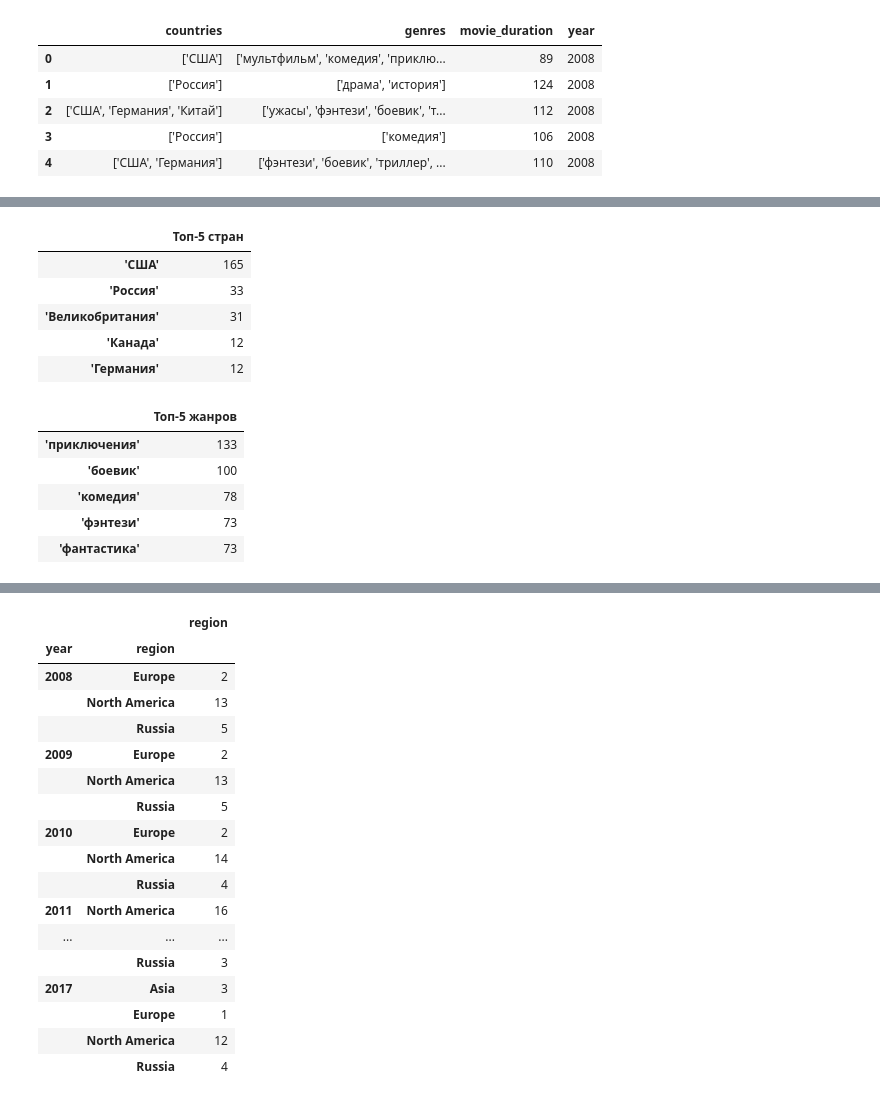
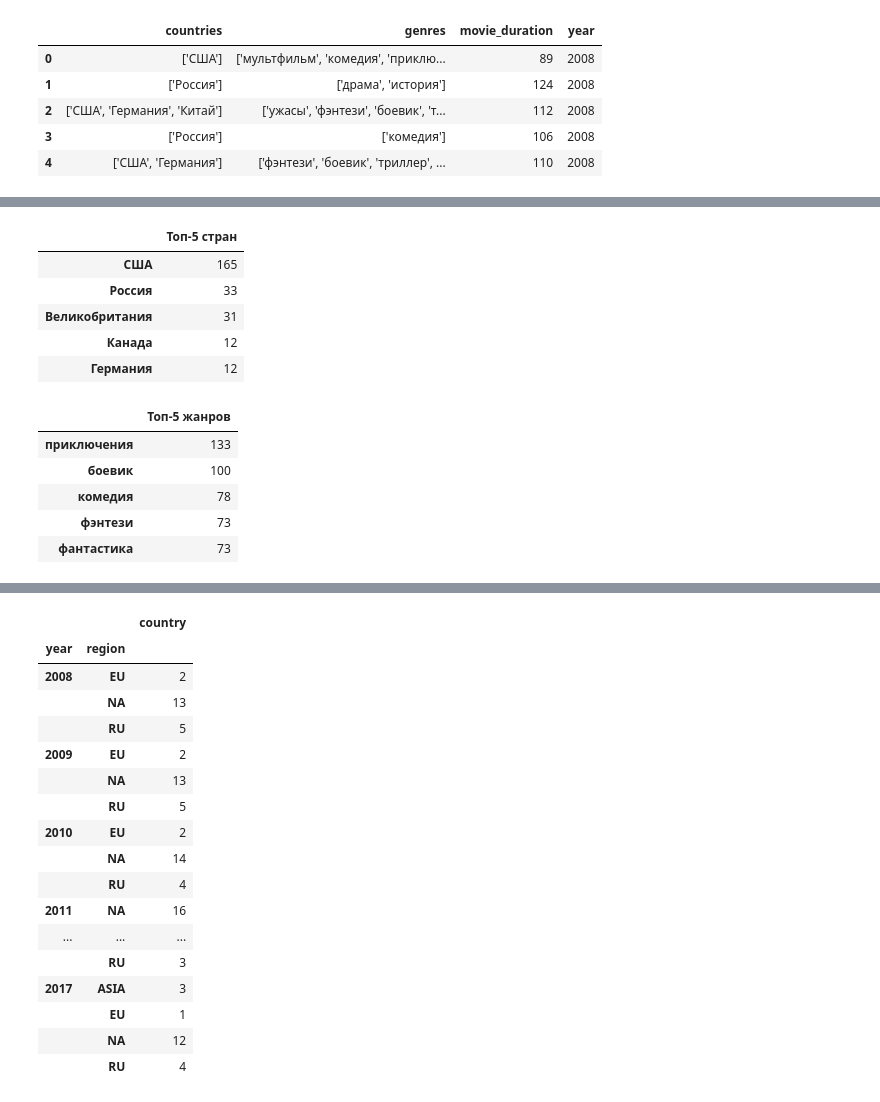
Before and after one commit to andrei-sanich/top20_analyse_Russia_box_office, a Jupyter notebook: top-20_analyse_Russia_box_office.ipynb, the cells around one changed output, grey strips where cells are left out. Cells and saved outputs as stored; diff of their text form; code cells hidden in the pictures.

```diff
--- a/top-20_analyse_Russia_box_office.ipynb
+++ b/top-20_analyse_Russia_box_office.ipynb
@@ -22,7 +22,7 @@ df.head()
 | 4 | ['США', 'Германия'] | ['фэнтези', 'боевик', 'триллер', ... | 110 | 2008 |
 # %%
 def parse_list(lst_str):
-    return list(map(lambda x: x.strip(), re.sub(r'[\[\]]', '', lst_str).split(',')))
+    return list(map(lambda x: x.strip(), re.sub(r'[\'\[\]]', '', lst_str).split(',')))
 # %%
 #determine the unique genres
 genres = set()
@@ -144,19 +129,19 @@ country_count = df[countries].sum().sort_values(ascending = False).head(5)
 pd.DataFrame({'Топ-5 стран': country_count})
 # %% [output]
 |  | Топ-5 стран |
-| 'США' | 165 |
-| 'Россия' | 33 |
-| 'Великобритания' | 31 |
-| 'Канада' | 12 |
-| 'Германия' | 12 |
+| США | 165 |
+| Россия | 33 |
+| Великобритания | 31 |
+| Канада | 12 |
+| Германия | 12 |
 # %%
 genre_count = df[genres].sum().sort_values(ascending = False).head(5)
 pd.DataFrame({'Топ-5 жанров': genre_count})
 # %% [output]
 |  | Топ-5 жанров |
-| 'приключения' | 133 |
-| 'боевик' | 100 |
-| 'комедия' | 78 |
-| 'фэнтези' | 73 |
-| 'фантастика' | 73 |
+| приключения | 133 |
+| боевик | 100 |
+| комедия | 78 |
+| фэнтези | 73 |
+| фантастика | 73 |
 # %%
@@ -211,33 +196,33 @@ iplot(fig)
 # %%
 df['country'] = [parse_list(country)[0] for country in df.countries]
 def get_region(row):
-    regions = [{'region_name': 'Russia', 'countries': ["'Россия'"]},
-{'region_name': 'Asia', 'countries': ["'Китай'","'Япония'","'Тайвань'","'Гонконг'","'Сингапур'","'Корея Южная'","'Индия'"]},
-{'region_name': 'Europe', 'countries': ["'Великобритания'","'Германия'","'Франция'","'Италия'","'Испания'","'Чехия'","'Мальта'","'Польша'","'Украина'","'Исландия'","'Словения'","'Бельгия'"]},
-{'region_name': 'North America', 'countries': ["'США'","'Канада'"]},
-{'region_name': 'Other', 'countries': ["'Новая Зеландия'","'Австралия'"]}]
+    regions = [{'region_name': 'RU', 'countries': ['Россия']},
+               {'region_name': 'ASIA', 'countries': ['Китай','Япония','Тайвань','Гонконг','Сингапур','Корея Южная','Индия']},
+               {'region_name': 'EU', 'countries': ['Великобритания','Германия','Франция','Италия','Испания','Чехия','Мальта','Польша','Украина','Исландия','Словения','Бельгия']},
+               {'region_name': 'NA', 'countries': ['США','Канада']},
+               {'region_name': 'Other', 'countries': ['Новая Зеландия','Австралия']}]
     for item in regions:
         if row['country'] in item['countries']:
             return item['region_name']
 
 df['region'] = df.apply (lambda row: get_region (row),axis=1)
-pd.DataFrame(df.groupby(['year','region'])['region'].count())
+pd.DataFrame(df.groupby(['year','region'])['country'].count())
 # %% [output]
-|  |  | region |
+|  |  | country |
 | year | region |  |
-| 2008 | Europe | 2 |
-|  | North America | 13 |
-|  | Russia | 5 |
-| 2009 | Europe | 2 |
-|  | North America | 13 |
-|  | Russia | 5 |
-| 2010 | Europe | 2 |
-|  | North America | 14 |
-|  | Russia | 4 |
-| 2011 | North America | 16 |
+| 2008 | EU | 2 |
+|  | NA | 13 |
+|  | RU | 5 |
+| 2009 | EU | 2 |
+|  | NA | 13 |
+|  | RU | 5 |
+| 2010 | EU | 2 |
+|  | NA | 14 |
+|  | RU | 4 |
+| 2011 | NA | 16 |
 | ... | ... | ... |
-|  | Russia | 3 |
-| 2017 | Asia | 3 |
-|  | Europe | 1 |
-|  | North America | 12 |
-|  | Russia | 4 |
+|  | RU | 3 |
+| 2017 | ASIA | 3 |
+|  | EU | 1 |
+|  | NA | 12 |
+|  | RU | 4 |
```
Also changed, not shown: parts of 4 cells of this notebook.
